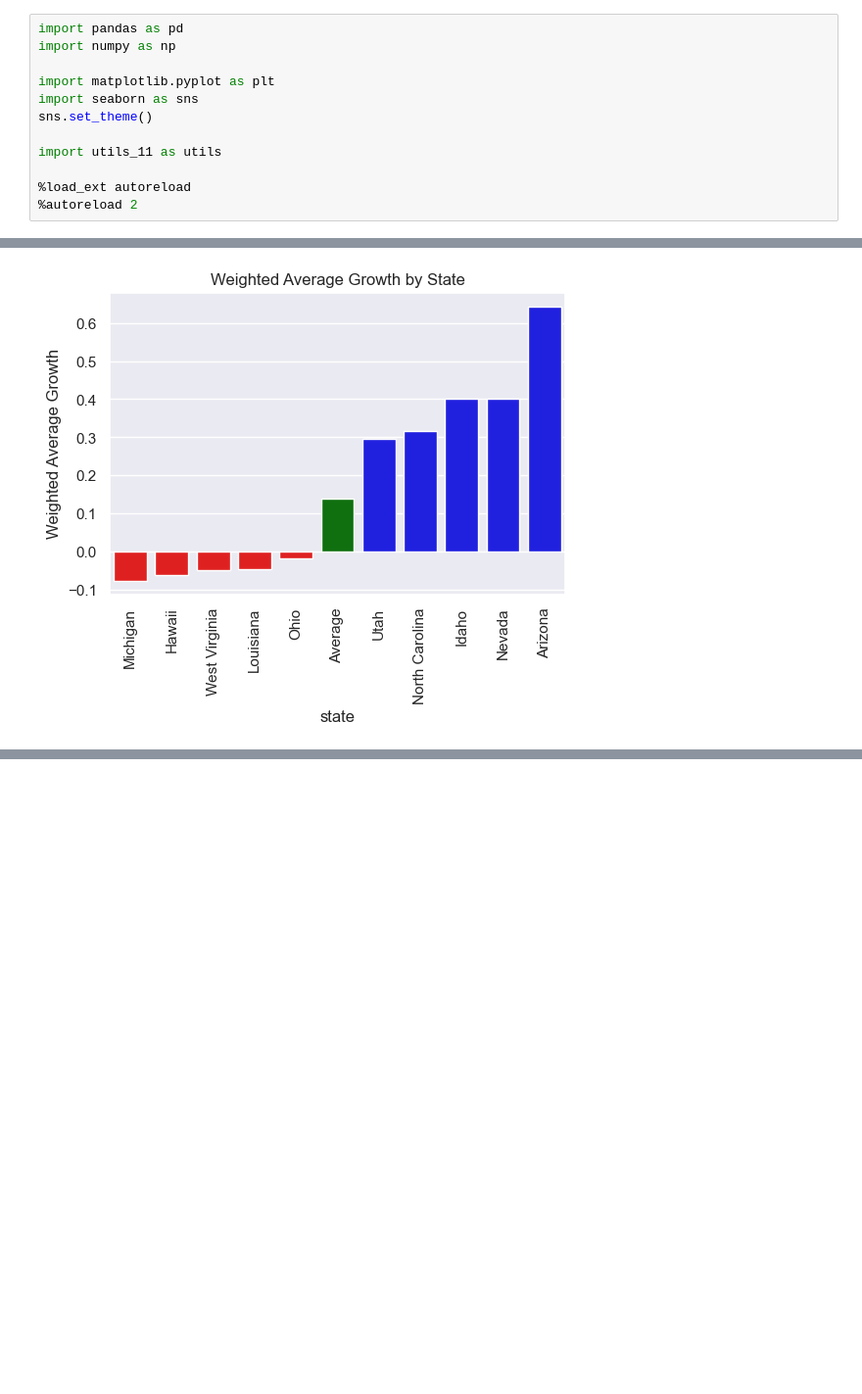
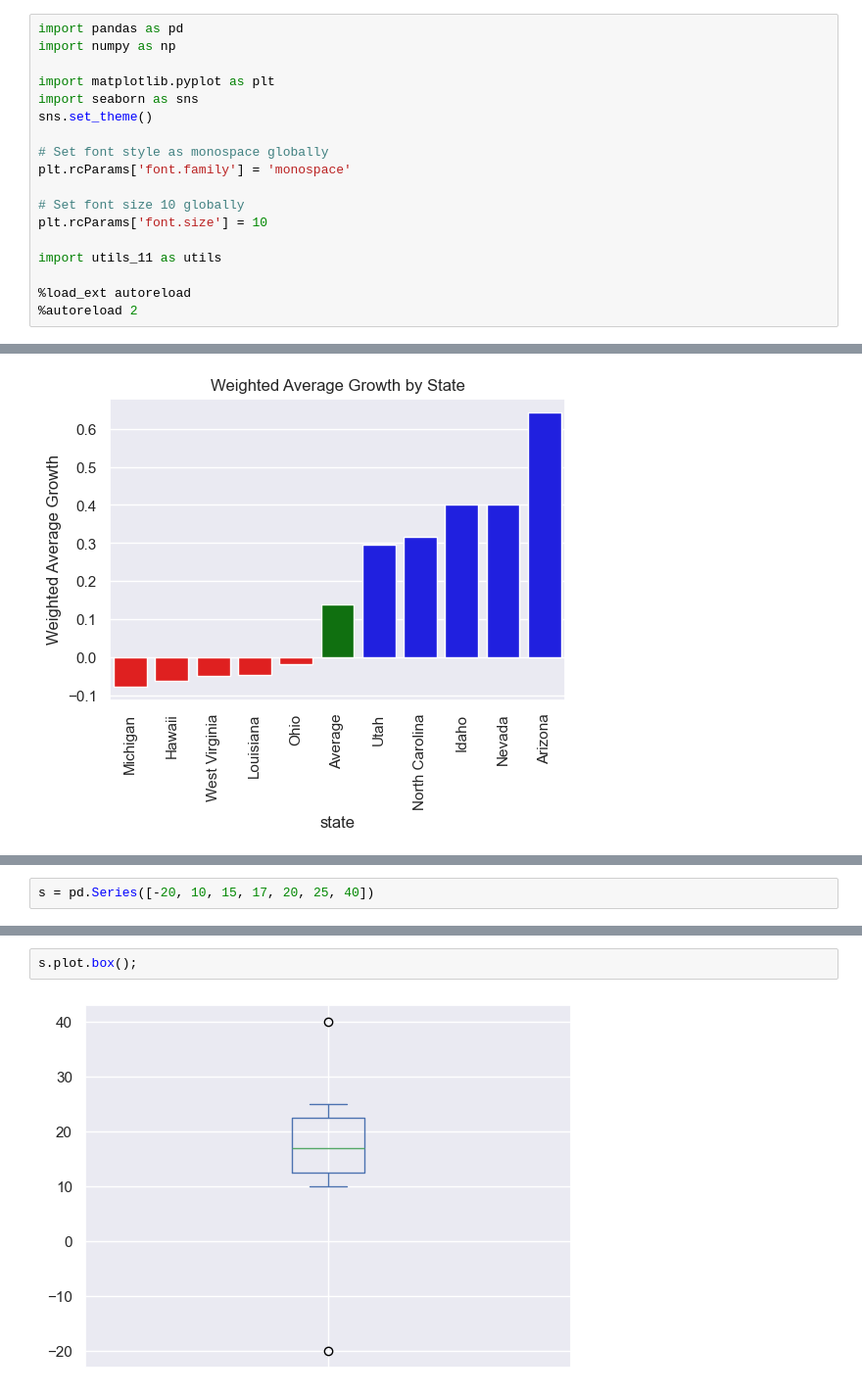
Before and after one commit to ilyarudyak/python_review_2025, a Jupyter notebook: 02-pandas-lerner/11_visualizing.ipynb, the cells around one changed output, grey strips where cells are left out. Shown at 98% size. Drawn from its saved outputs; the diff is of its cells as text; blank space fills up the shorter version.

Commit message:
Done 11 Visualizations

```diff
--- a/02-pandas-lerner/11_visualizing.ipynb
+++ b/02-pandas-lerner/11_visualizing.ipynb
@@ -8,6 +8,12 @@ import matplotlib.pyplot as plt
 import seaborn as sns
 sns.set_theme()
 
+# Set font style as monospace globally
+plt.rcParams['font.family'] = 'monospace'
+
+# Set font size 10 globally
+plt.rcParams['font.size'] = 10
+
 import utils_11 as utils
 
 %load_ext autoreload
@@ -378,0 +433,2 @@ cg.plot_weighted_avg_growth()
+# %%
+s = pd.Series([-20, 10, 15, 17, 20, 25, 40])
@@ -378,0 +447,4 @@ cg.plot_weighted_avg_growth()
+# %%
+s.plot.box();
+# %% [output]
+[figure, added]
```
Also changed, not shown: parts of 177 cells of this notebook, 1 other file.
